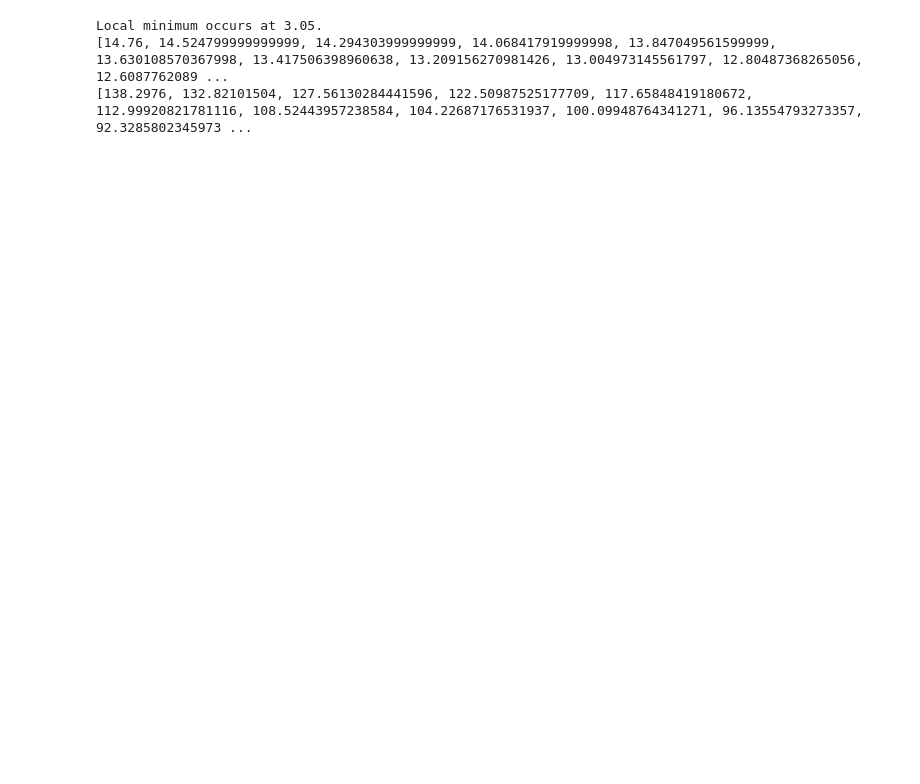
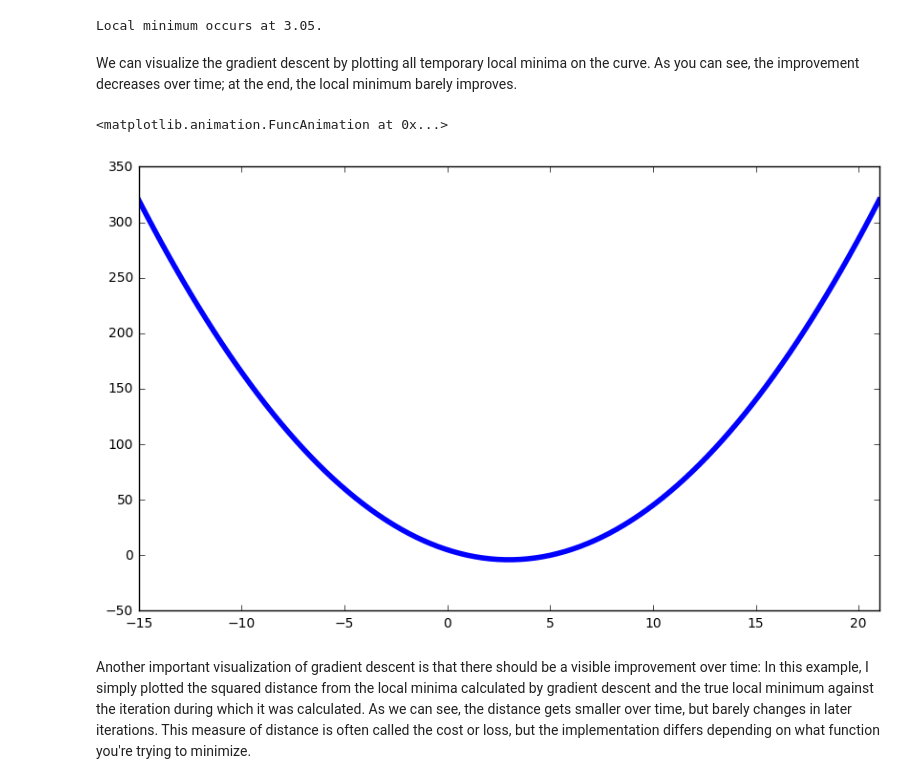
Before and after one commit to Xiaoqiu/python, a Jupyter notebook: jupyter/gradient_decent.ipynb, the cells around one changed output. Cells and saved outputs as stored; diff of their text form; code cells hidden in the pictures; blank space fills up the shorter version.

Commit message:
jupyter file gradient _decent

```diff
--- a/jupyter/gradient_decent.ipynb
+++ b/jupyter/gradient_decent.ipynb
@@ -1,18 +52,4 @@
 # %%
-# loading necessary libraries and setting up plotting libraries
-import numpy as np
-from bokeh.plotting import figure, output_file, show
-
-x = np.linspace(-15, 21, 100)
-y = x ** 2 - 6 * x + 5
-
-#plot line
-plot = figure(width=300, height=300)
-plot.line(x, y, color="#7FC97F")
-plot.circle(3, -4, size =10, color="orange")
-show(plot)
-
-#
 old_min = 0
 temp_min = 15
 step_size = 0.01
@@ -35,9 +72,33 @@ while abs(temp_min - old_min) > precision: # 新旧最小值之间的差 < 精
     mins.append(temp_min)
 
 print("Local minimum occurs at {}.".format(round(temp_min, 2)))
-print(mins)
-print(cost)
+#print(mins)
+#print(cost)
 # %% [output]
 Local minimum occurs at 3.05.
-[14.76, 14.524799999999999, 14.294303999999999, 14.068417919999998, 13.847049561599999, 13.630108570367998, 13.417506398960638, 13.209156270981426, 13.004973145561797, 12.80487368265056, 12.6087762089 ...
-[138.2976, 132.82101504, 127.56130284441596, 122.50987525177709, 117.65848419180672, 112.99920821781116, 108.52443957238584, 104.22687176531937, 100.09948764341271, 96.13554793273357, 92.3285802345973 ...
+# %% [markdown]
+We can visualize the gradient descent by plotting all temporary local minima on the curve. As you can see, the improvement decreases over time; at the end, the local minimum barely improves.
+# %%
+# <!-- collapse=True -->
+
+def init():
+    line.set_data([], [])
+    return line,
+
+def animate(i):
+    x_n = mins[0::10][i]
+    y_n = x_n**2-6*x_n+5
+    line.set_data(x_n, y_n)
+    return line,
+
+fig = plt.figure(figsize=(10, 6))
+ax = plt.axes(xlim=(-15, 21), ylim=(-50, 350))
+ax.plot(x,y, linewidth=4 )
+line, = ax.plot([], [], "D", markersize=12)
+animation.FuncAnimation(fig, animate, init_func=init,
+                        frames=len(mins[0::10]), interval=200)
+# %% [output]
+<matplotlib.animation.FuncAnimation at 0x...>
+[figure, added]
+# %% [markdown]
+Another important visualization of gradient descent is that there should be a visible improvement over time: In this example, I simply plotted the squared distance from the local minima calculated by gradient descent and the true local minimum against the iteration during which it was calculated. As we can see, the distance gets smaller over time, but barely changes in later iterations. This measure of distance is often called the cost or loss, but the implementation differs depending on what function you're trying to minimize.
```
Also changed, not shown: parts of 9 cells of this notebook.
